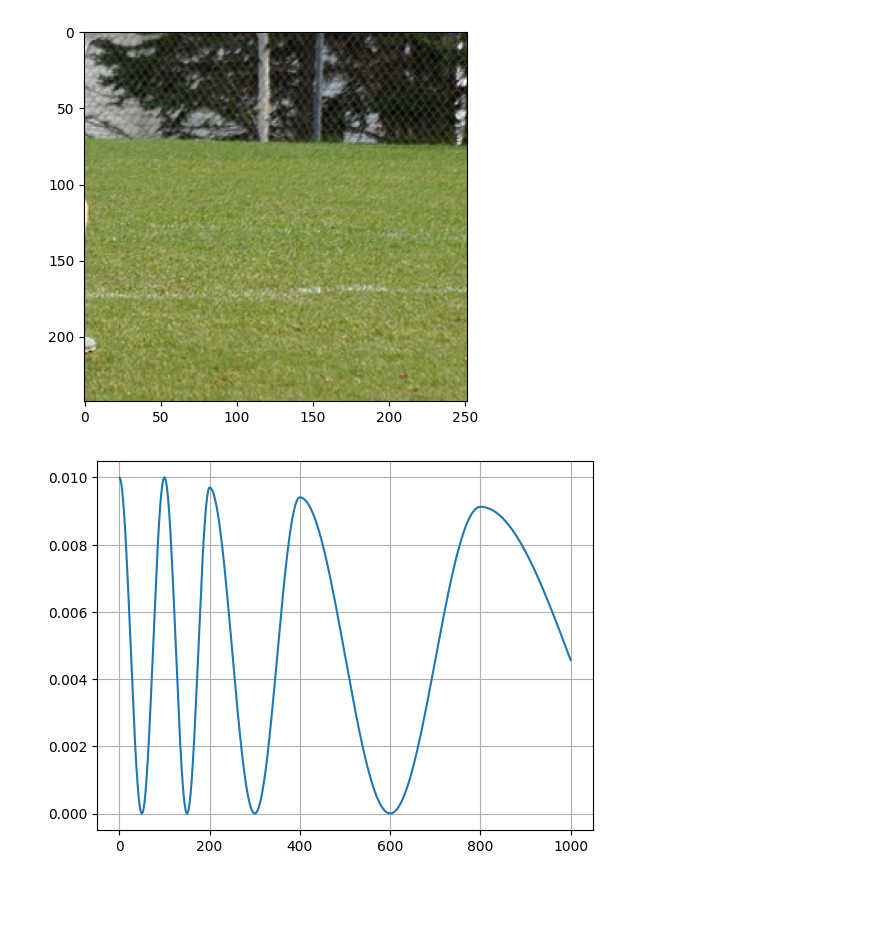
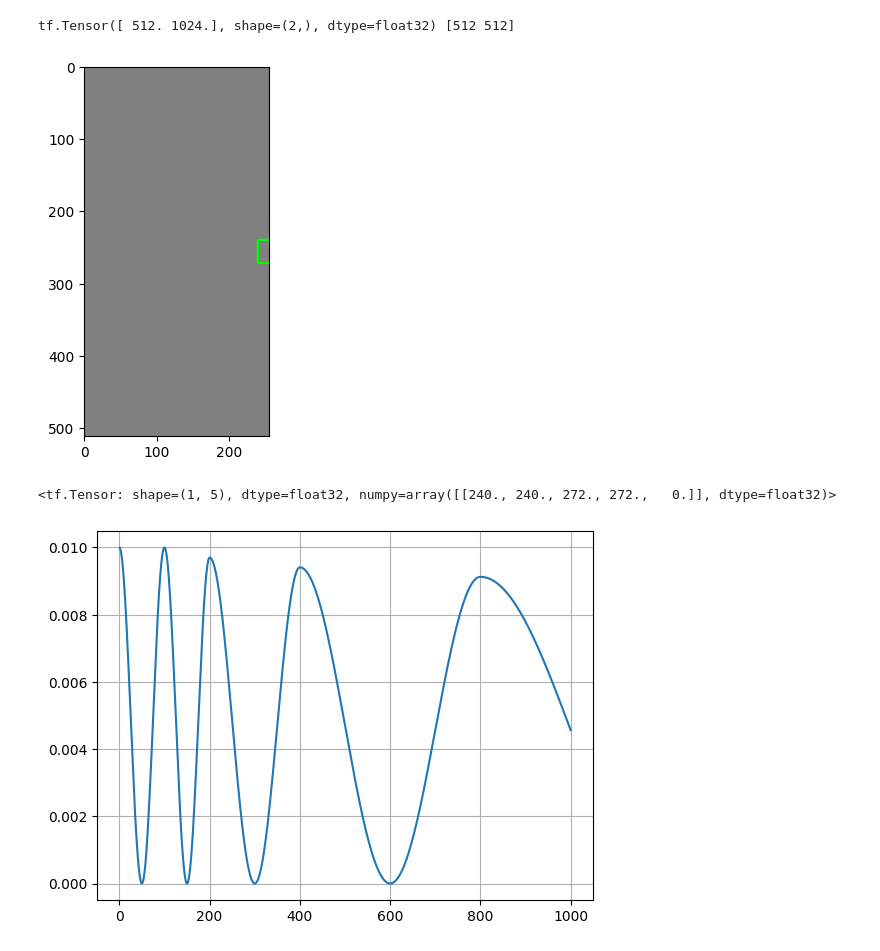
Before and after one commit to kongbuhaja/YOLO_v4, a Jupyter notebook: test.ipynb, the cells around one changed output. Cells and saved outputs as stored; diff of their text form; code cells hidden in the pictures; blank space fills up the shorter version.

```diff
--- a/test.ipynb
+++ b/test.ipynb
@@ -97,10 +109,0 @@ x1
-# %%
-idx = 12
-image = (data[idx][0][0].numpy()*255).astype(np.uint8)
-labels = data[idx][1].numpy().astype(np.int32)
-image_ = image.copy()
-for b, x1, y1, x2, y2, c in labels:
-    cv2.rectangle(image_, [x1,y1], [x2,y2], [255, 0, 0], 1)
-cv2.rectangle(image_, [w1,h1], [w2,h2], [0,0,255], 2)
-plt.imshow(image_)
-plt.show()
@@ -109,12 +110,28 @@ plt.show()
-# %%
-h,w = image.shape[:2]
-h1, h2 = h//2-65, h
-w1, w2 = w//2-2, w
-image2 = image[h1:h2, w1:w2].copy()
-plt.imshow(image2)
-plt.show()
-# %% [output]
-[figure, removed]
+# %%
+def resize(image, labels, out_size):
+    size = tf.cast(tf.shape(image)[-2:-4:-1], tf.float32)
+    ratio = out_size/tf.reduce_max(size)
+    new_size = tf.cast(ratio * size, tf.int32)
+    resized_image = tf.image.resize(image, tf.cast(new_size, tf.int32)[::-1])
+    mult = tf.stack([*tf.unstack(ratio),*tf.unstack(ratio),1.])
+    resized_labels = tf.round(labels * mult)
+    # print(ratio, mult)
+    print(size, out_size)
+    return resized_image, resized_labels
+
+ii, ll = resize(i,l, np.stack([512,512]))
+ii = (ii.numpy()*255).astype(np.uint8)
+x1,y1,x2,y2,c = ll.numpy().astype(np.int32)[0]
+cv2.rectangle(ii,[x1,y1],[x2,y2],[0, 255,0],2)
+plt.imshow(ii)
+plt.show()
+# %% [output]
+tf.Tensor([ 512. 1024.], shape=(2,), dtype=float32) [512 512]
+[figure, added]
+# %%
+ll
+# %% [output]
+<tf.Tensor: shape=(1, 5), dtype=float32, numpy=array([[240., 240., 272., 272.,   0.]], dtype=float32)>
 # %%
 import matplotlib.pyplot as plt
 import numpy as np
```
Also changed, not shown: parts of 10 cells of this notebook, 3 other files.
